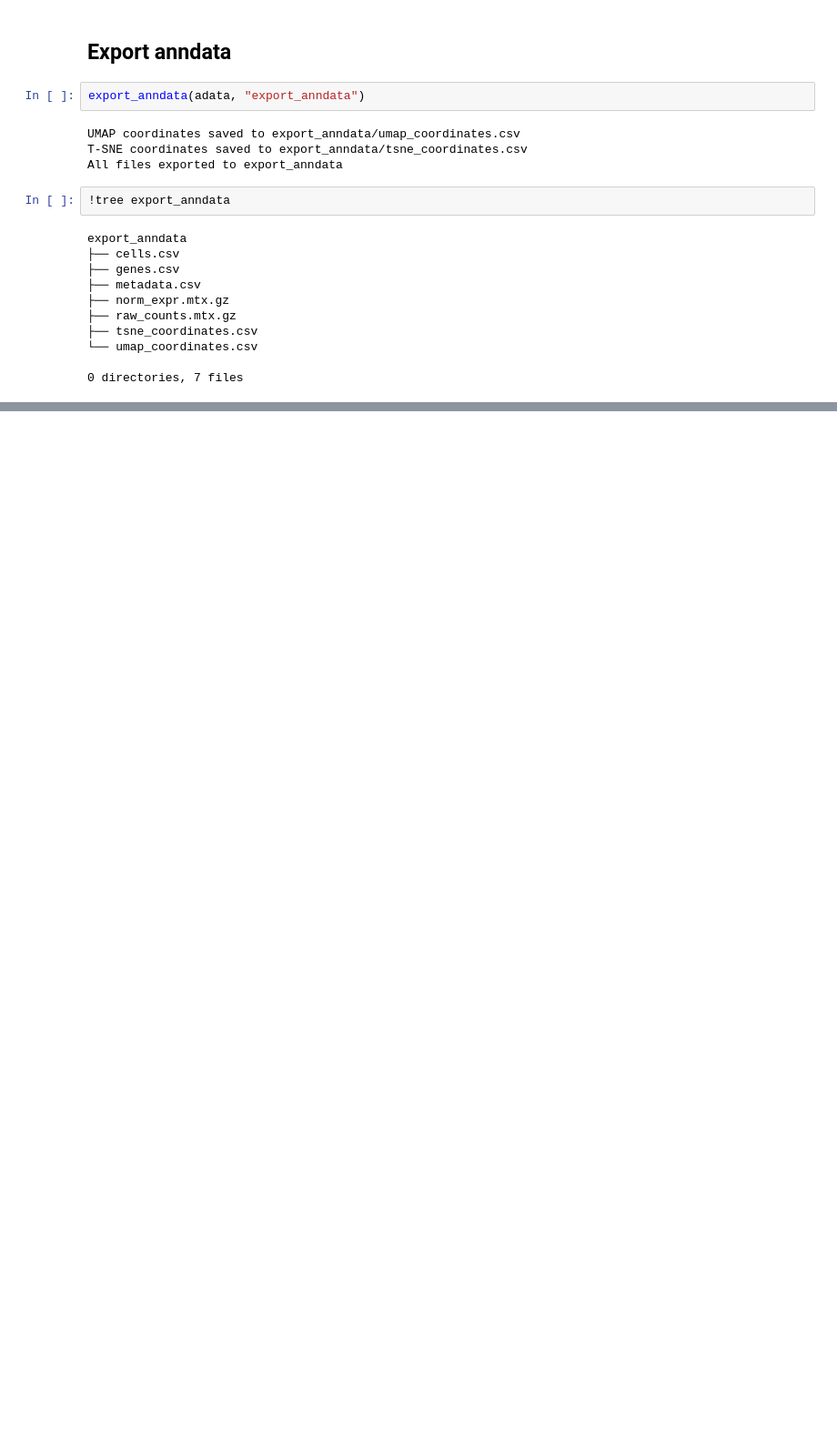
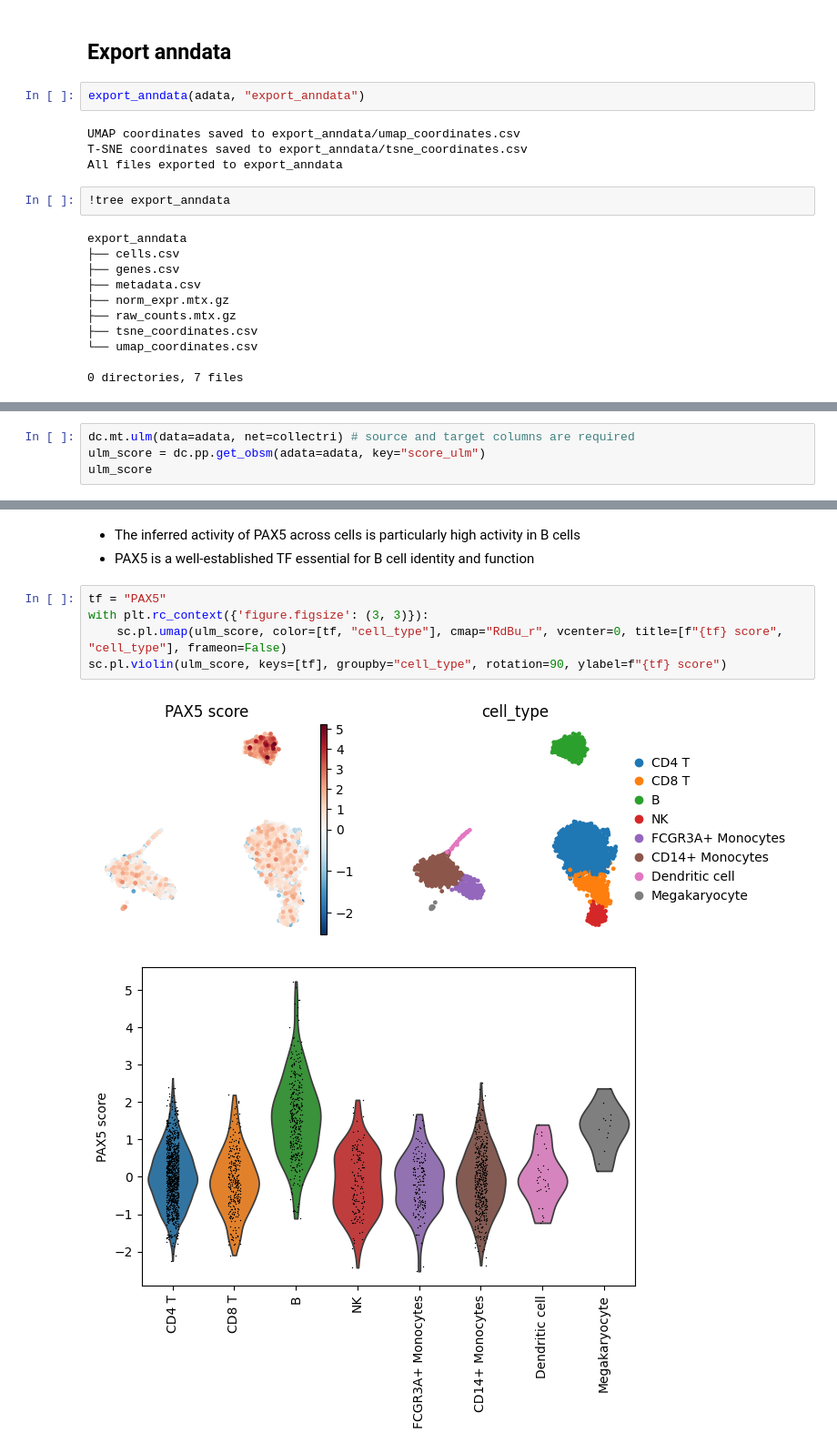
Before and after one commit to Tigerrr07/Tigerrr07, a Jupyter notebook: analysis/scRNA_seq/pipeline.ipynb, the cells around one changed output, grey strips where cells are left out. Shown at 91% size. Saved outputs shown, nothing was run; the diff lists cells and outputs as text; blank space fills up the shorter version.

```diff
--- a/scripts/scRNA-seq/pipeline.ipynb
+++ b/analysis/scRNA_seq/pipeline.ipynb
@@ -332,0 +348,4 @@ export_anndata
+# %%
+dc.mt.ulm(data=adata, net=collectri) # source and target columns are required
+ulm_score = dc.pp.get_obsm(adata=adata, key="score_ulm")
+ulm_score
@@ -332,0 +357,11 @@ export_anndata
+# %% [markdown]
+* The inferred activity of PAX5 across cells is particularly high activity in B cells
+* PAX5 is a well-established TF essential for B cell identity and function
+# %%
+tf = "PAX5"
+with plt.rc_context({'figure.figsize': (3, 3)}):
+    sc.pl.umap(ulm_score, color=[tf, "cell_type"], cmap="RdBu_r", vcenter=0, title=[f"{tf} score", "cell_type"], frameon=False)
+sc.pl.violin(ulm_score, keys=[tf], groupby="cell_type", rotation=90, ylabel=f"{tf} score")
+# %% [output]
+[figure, added]
+[figure, added]
```
Also changed, not shown: parts of 15 cells of this notebook, 32 other files.
